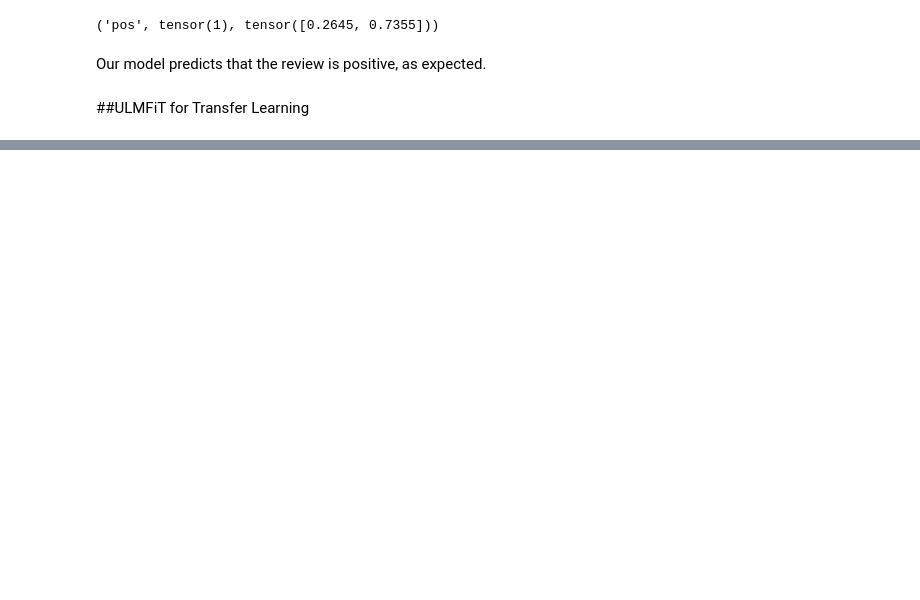
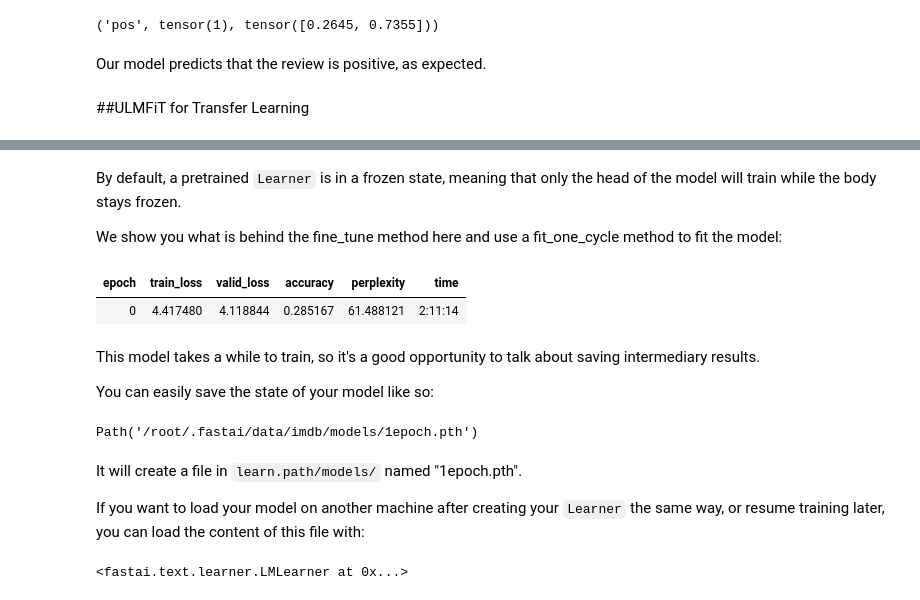
Before and after one commit to rahiakela/applied-nlp-in-enterprise, a Jupyter notebook: 02-transformers-and-transfer-learning/01_transfer_learning_with_fastai.ipynb, the cells around one changed output, grey strips where cells are left out. Drawn from its saved outputs; the diff is of its cells as text; code cells hidden in the pictures; blank space fills up the shorter version.

```diff
--- a/02-transformers-and-transfer-learning/01_transfer_learning_with_fastai.ipynb
+++ b/02-transformers-and-transfer-learning/01_transfer_learning_with_fastai.ipynb
@@ -127,0 +147,6 @@ Since we already have the pretrained Wikipedia language model, we can start with
+# %%
+learn = language_model_learner(dls_lm,
+                               AWD_LSTM,
+                               metrics=[accuracy, Perplexity()],
+                               path=path,
+                               wd=0.1).to_fp16()
@@ -127,0 +155,25 @@ Since we already have the pretrained Wikipedia language model, we can start with
+# %% [markdown]
+By default, a pretrained `Learner` is in a frozen state, meaning that only the head of the model will train while the body stays frozen.
+
+We show you what is behind the fine_tune method here and use a fit_one_cycle method to fit the model:
+# %%
+learn.fit_one_cycle(1, 1e-2)
+# %% [output]
+| epoch | train_loss | valid_loss | accuracy | perplexity | time |
+| 0 | 4.417480 | 4.118844 | 0.285167 | 61.488121 | 2:11:14 |
+# %% [markdown]
+This model takes a while to train, so it's a good opportunity to talk about saving intermediary results.
+
+You can easily save the state of your model like so:
+# %%
+learn.save("1epoch")
+# %% [output]
+Path('/root/.fastai/data/imdb/models/1epoch.pth')
+# %% [markdown]
+It will create a file in `learn.path/models/` named "1epoch.pth".
+
+If you want to load your model on another machine after creating your `Learner` the same way, or resume training later, you can load the content of this file with:
+# %%
+learn.load("1epoch")
+# %% [output]
+<fastai.text.learner.LMLearner at 0x...>
```
Also changed, not shown: parts of 14 cells of this notebook.
